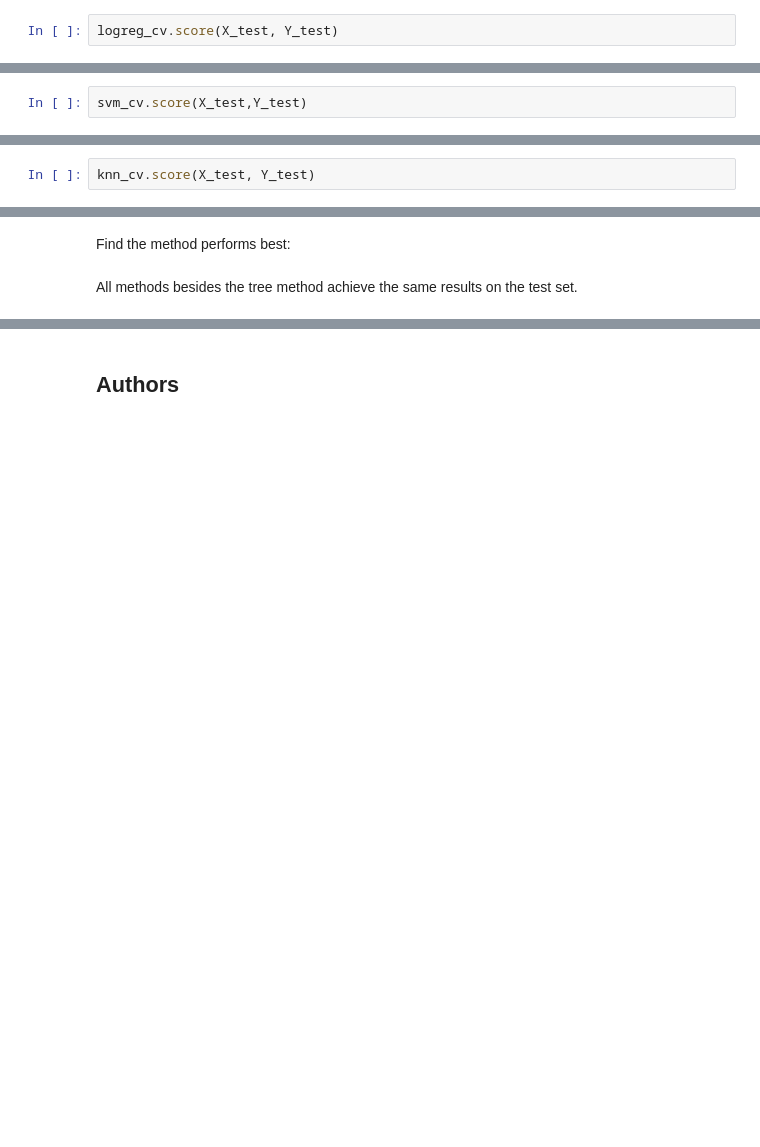
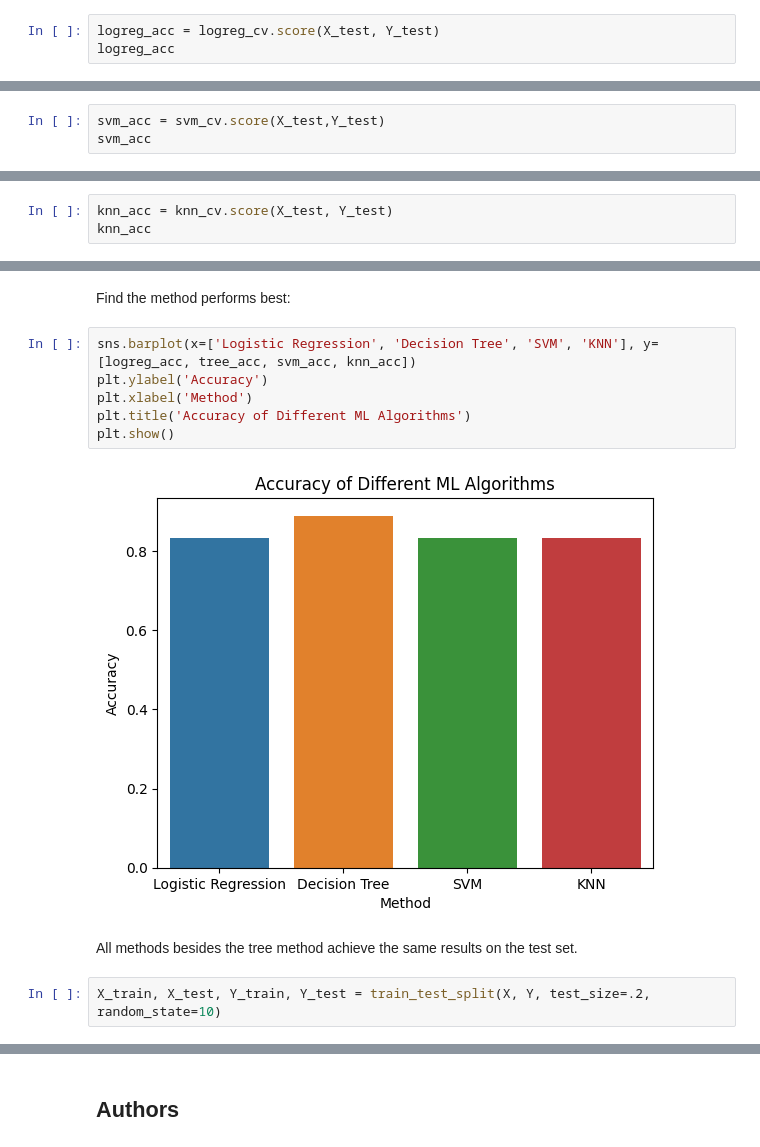
Before and after one commit to erabinov/coursera_projects, a Jupyter notebook: Capstone/SpaceX_Machine_Learning_Prediction_Part_5.jupyterlite.ipynb, the cells around one changed output, grey strips where cells are left out. Drawn from its saved outputs; the diff is of its cells as text; blank space fills up the shorter version.

```diff
--- a/Capstone/SpaceX_Machine_Learning_Prediction_Part_5.jupyterlite.ipynb
+++ b/Capstone/SpaceX_Machine_Learning_Prediction_Part_5.jupyterlite.ipynb
@@ -173,7 +173,8 @@ accuracy : 0.8464285714285713
 # %% [markdown]
 Calculate the accuracy on the test data using the method <code>score</code>:
 # %%
-logreg_cv.score(X_test, Y_test)
+logreg_acc = logreg_cv.score(X_test, Y_test)
+logreg_acc
 # %% [output]
 0.8333333333333334
 # %% [markdown]
@@ -214,7 +215,8 @@ accuracy : 0.8482142857142856
 # %% [markdown]
 Calculate the accuracy on the test data using the method <code>score</code>:
 # %%
-svm_cv.score(X_test,Y_test)
+svm_acc = svm_cv.score(X_test,Y_test)
+svm_acc
 # %% [output]
 0.8333333333333334
 # %% [markdown]
@@ -297,6 +290,7 @@ accuracy : 0.8482142857142858
 # %% [markdown]
 Calculate the accuracy of knn_cv on the test data using the method <code>score</code>:
 # %%
-knn_cv.score(X_test, Y_test)
+knn_acc = knn_cv.score(X_test, Y_test)
+knn_acc
 # %% [output]
 0.8333333333333334
@@ -311,5 +303,15 @@ plot_confusion_matrix(Y_test,yhat)
 ## TASK  12
 # %% [markdown]
 Find the method performs best:
+# %%
+sns.barplot(x=['Logistic Regression', 'Decision Tree', 'SVM', 'KNN'], y=[logreg_acc, tree_acc, svm_acc, knn_acc])
+plt.ylabel('Accuracy')
+plt.xlabel('Method')
+plt.title('Accuracy of Different ML Algorithms')
+plt.show()
+# %% [output]
+[figure, added]
 # %% [markdown]
 All methods besides the tree method achieve the same results on the test set.
+# %%
+X_train, X_test, Y_train, Y_test = train_test_split(X, Y, test_size=.2, random_state=10)
```
Also changed, not shown: parts of 22 cells of this notebook.
